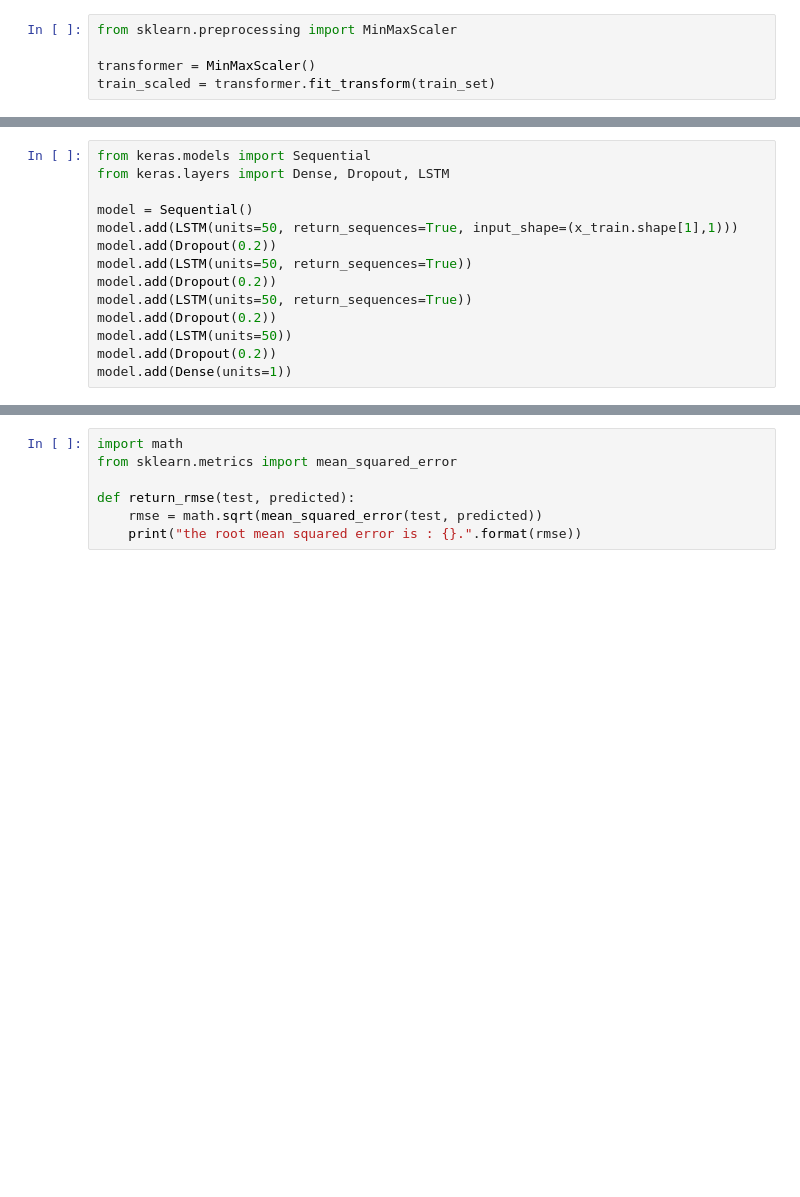
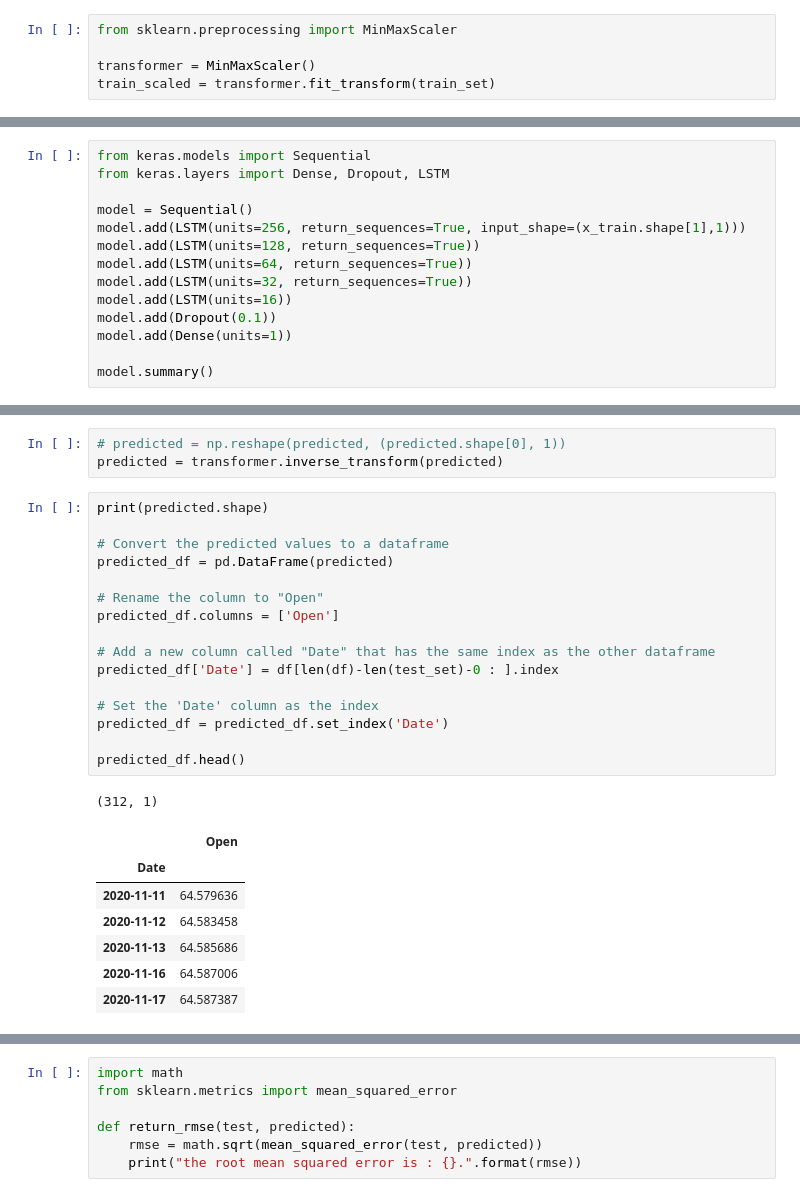
Before and after one commit to amangalampalli/stock-market-predictions, a Jupyter notebook: stock_market_predictions/forecasting/LSTM/MSFT-5-Year-LSTM.ipynb, the cells around one changed output, grey strips where cells are left out. Cells and saved outputs as stored; diff of their text form; blank space fills up the shorter version.

```diff
--- a/stock_market_predictions/forecasting/LSTM/MSFT-5-Year-LSTM.ipynb
+++ b/stock_market_predictions/forecasting/LSTM/MSFT-5-Year-LSTM.ipynb
@@ -53,12 +82,12 @@ from keras.models import Sequential
 from keras.layers import Dense, Dropout, LSTM
 
 model = Sequential()
-model.add(LSTM(units=50, return_sequences=True, input_shape=(x_train.shape[1],1)))
-model.add(Dropout(0.2))
-model.add(LSTM(units=50, return_sequences=True))
-model.add(Dropout(0.2))
-model.add(LSTM(units=50, return_sequences=True))
-model.add(Dropout(0.2))
-model.add(LSTM(units=50))
-model.add(Dropout(0.2))
+model.add(LSTM(units=256, return_sequences=True, input_shape=(x_train.shape[1],1)))
+model.add(LSTM(units=128, return_sequences=True))
+model.add(LSTM(units=64, return_sequences=True))
+model.add(LSTM(units=32, return_sequences=True))
+model.add(LSTM(units=16))
+model.add(Dropout(0.1))
 model.add(Dense(units=1))
+
+model.summary()
@@ -81,0 +201,28 @@ predicted = transformer.inverse_transform(predicted)
+# %%
+# predicted = np.reshape(predicted, (predicted.shape[0], 1))
+predicted = transformer.inverse_transform(predicted)
+# %%
+print(predicted.shape)
+
+# Convert the predicted values to a dataframe
+predicted_df = pd.DataFrame(predicted)
+
+# Rename the column to "Open"
+predicted_df.columns = ['Open']
+
+# Add a new column called "Date" that has the same index as the other dataframe
+predicted_df['Date'] = df[len(df)-len(test_set)-0 : ].index
+
+# Set the 'Date' column as the index
+predicted_df = predicted_df.set_index('Date')
+
+predicted_df.head()
+# %% [output]
+(312, 1)
+|  | Open |
+| Date |  |
+| 2020-11-11 | 64.579636 |
+| 2020-11-12 | 64.583458 |
+| 2020-11-13 | 64.585686 |
+| 2020-11-16 | 64.587006 |
+| 2020-11-17 | 64.587387 |
```
Also changed, not shown: parts of 20 cells of this notebook, 3 other files.
